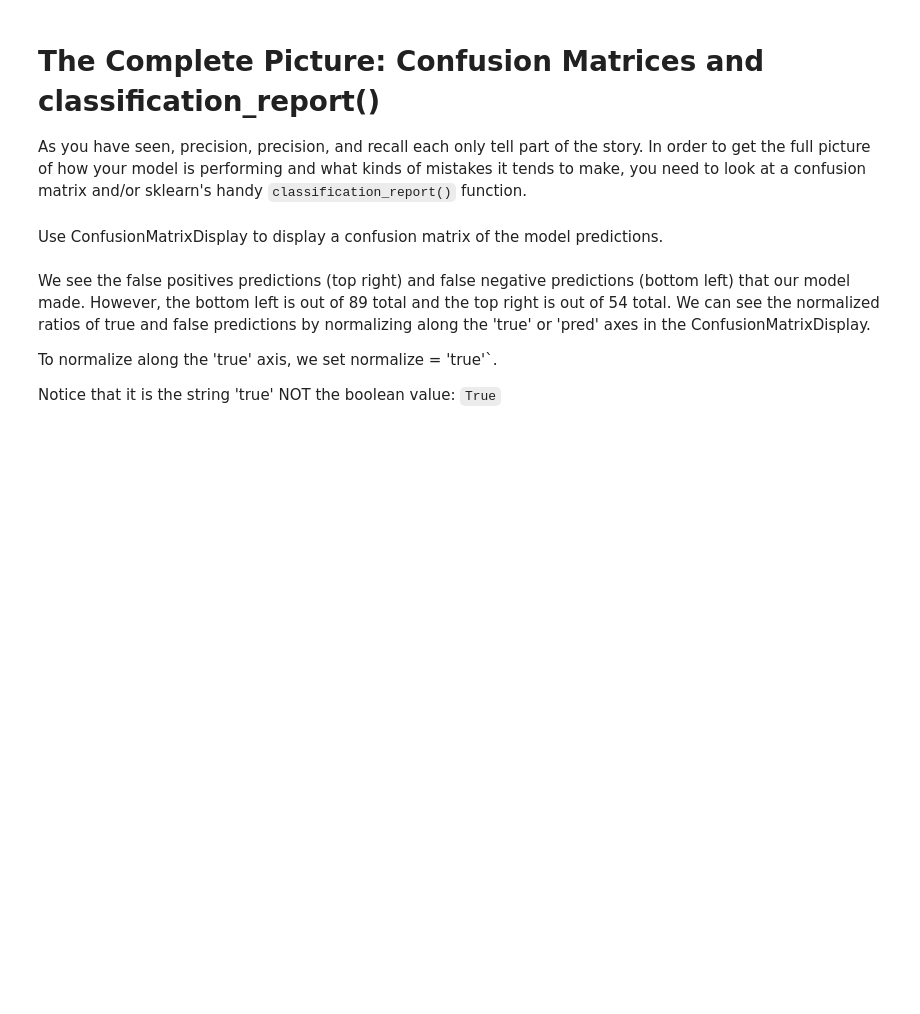
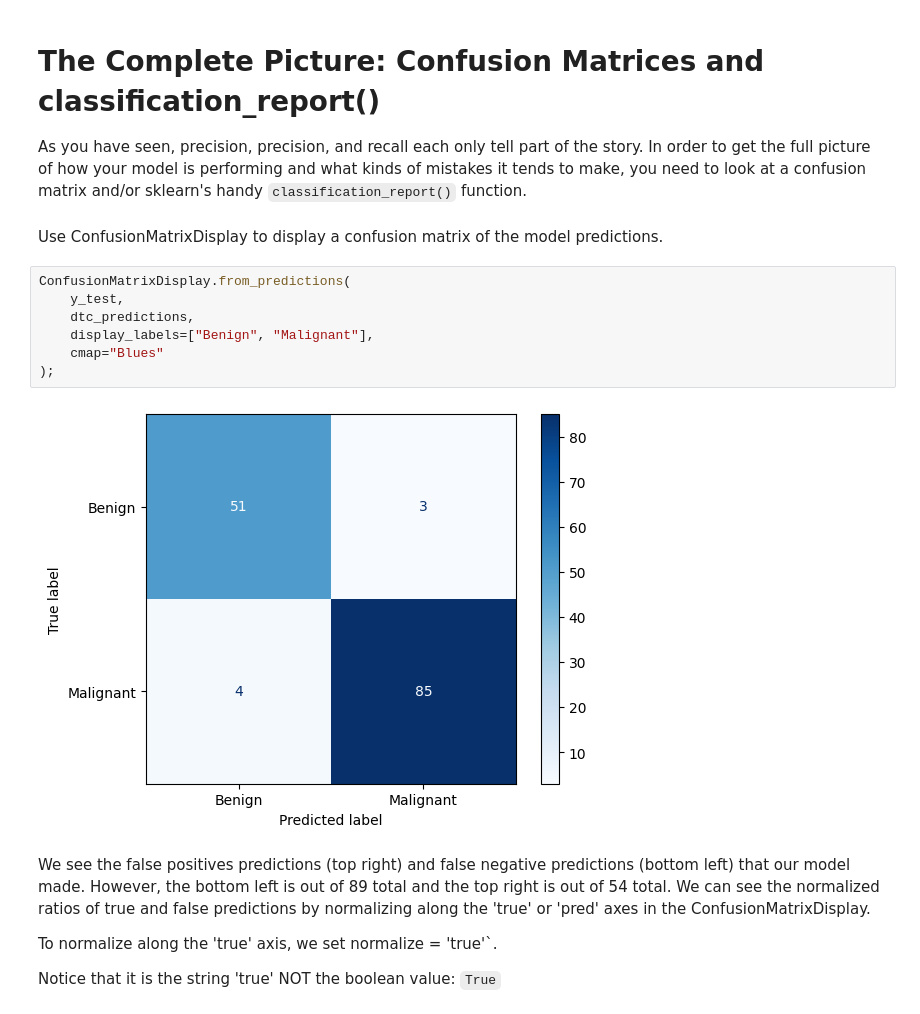
Before and after one commit to john-a-dixon/coding-dojo, a Jupyter notebook: Week 7/W7C1.ipynb, the cells around one changed output. Drawn from its saved outputs; the diff is of its cells as text; blank space fills up the shorter version.

Commit message:
Added a nice confusion matric.

```diff
--- a/Week 7/W7C1.ipynb
+++ b/Week 7/W7C1.ipynb
@@ -223,6 +223,15 @@ DummyClassifier precision: 0.6223776223776224
 As you have seen, precision, precision, and recall each only tell part of the story.  In order to get the full picture of how your model is performing and what kinds of mistakes it tends to make, you need to look at a confusion matrix and/or sklearn's handy `classification_report()` function.
 # %% [markdown]
 Use ConfusionMatrixDisplay to display a confusion matrix of the model predictions.
+# %%
+ConfusionMatrixDisplay.from_predictions(
+    y_test,
+    dtc_predictions,
+    display_labels=["Benign", "Malignant"],
+    cmap="Blues"
+);
+# %% [output]
+[figure, added]
 # %% [markdown]
 We see the false positives predictions (top right) and false negative predictions (bottom left) that our model made.  However, the bottom left is out of 89 total and the top right is out of 54 total.  We can see the normalized ratios of true and false predictions by normalizing along the 'true' or 'pred' axes in the ConfusionMatrixDisplay.
 
```
